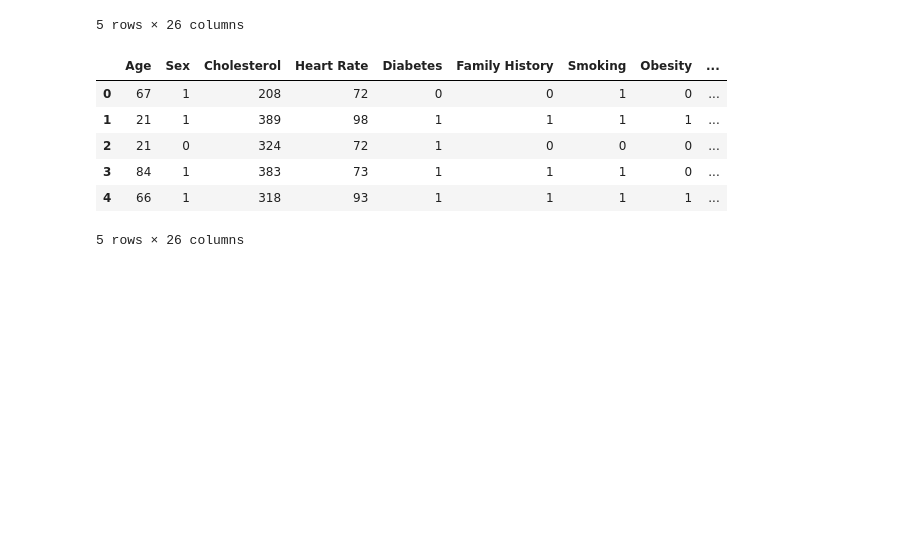
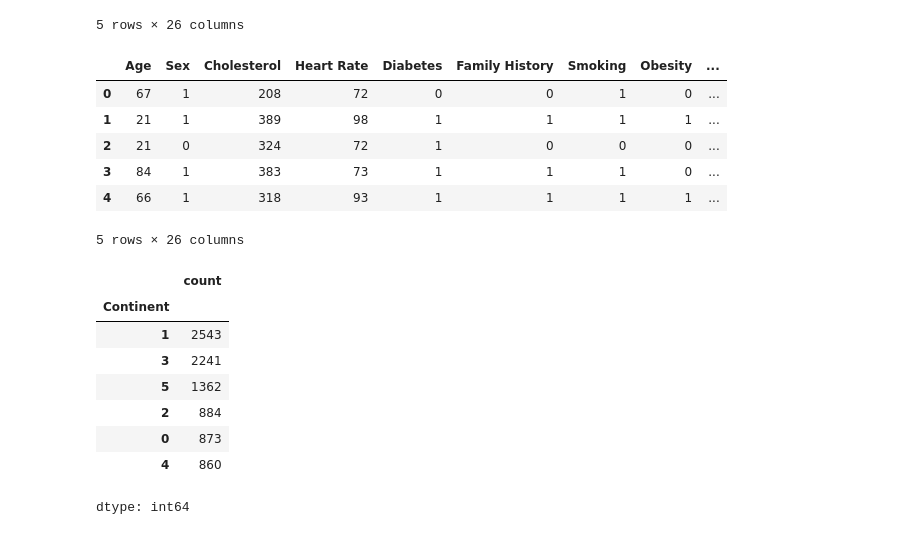
Before and after one commit to maddiejane25/Project-2, a Jupyter notebook: MJ_MI_data.ipynb, the cells around one changed output. Saved outputs shown, nothing was run; the diff lists cells and outputs as text; code cells hidden in the pictures; blank space fills up the shorter version.

```diff
--- a/MJ_MI_data.ipynb
+++ b/MJ_MI_data.ipynb
@@ -107,3 +108,16 @@ MI_df.head()
 | 3 | 84 | 1 | 383 | 73 | 1 | 1 | 1 | 0 | ... |
 | 4 | 66 | 1 | 318 | 93 | 1 | 1 | 1 | 1 | ... |
 5 rows × 26 columns
+# %%
+# Use value counts to interogate the continent and country columns
+MI_df['Continent'].value_counts()
+# %% [output]
+|  | count |
+| Continent |  |
+| 1 | 2543 |
+| 3 | 2241 |
+| 5 | 1362 |
+| 2 | 884 |
+| 0 | 873 |
+| 4 | 860 |
+dtype: int64
```
Also changed, not shown: parts of 23 cells of this notebook.
